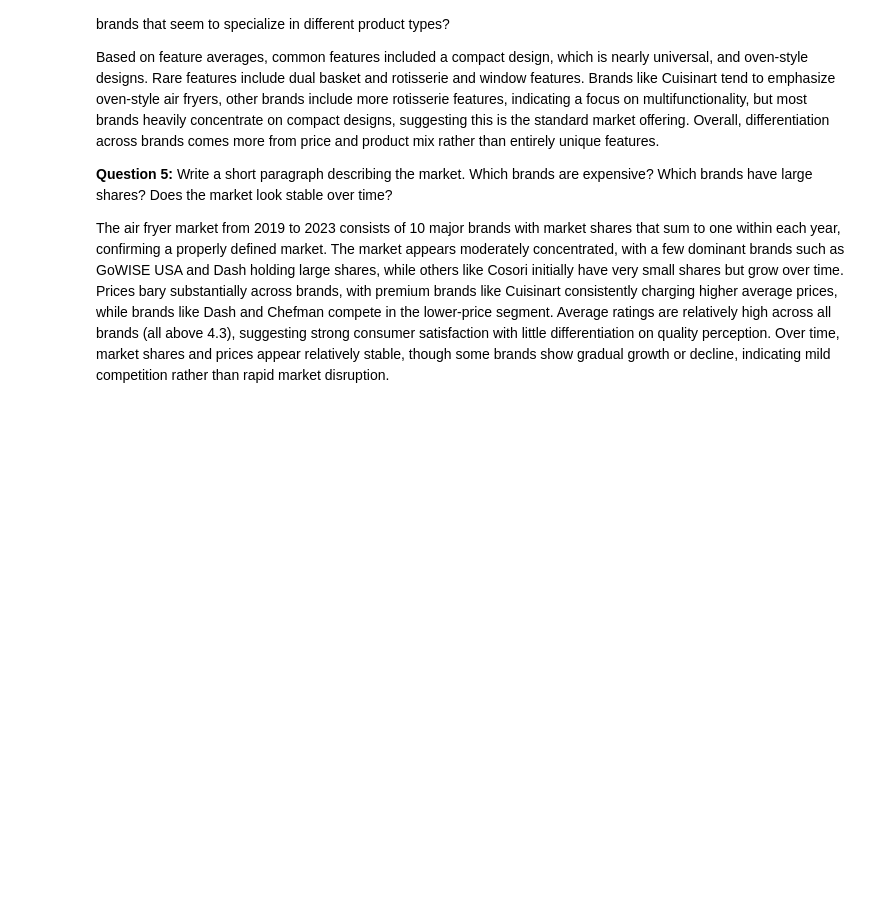
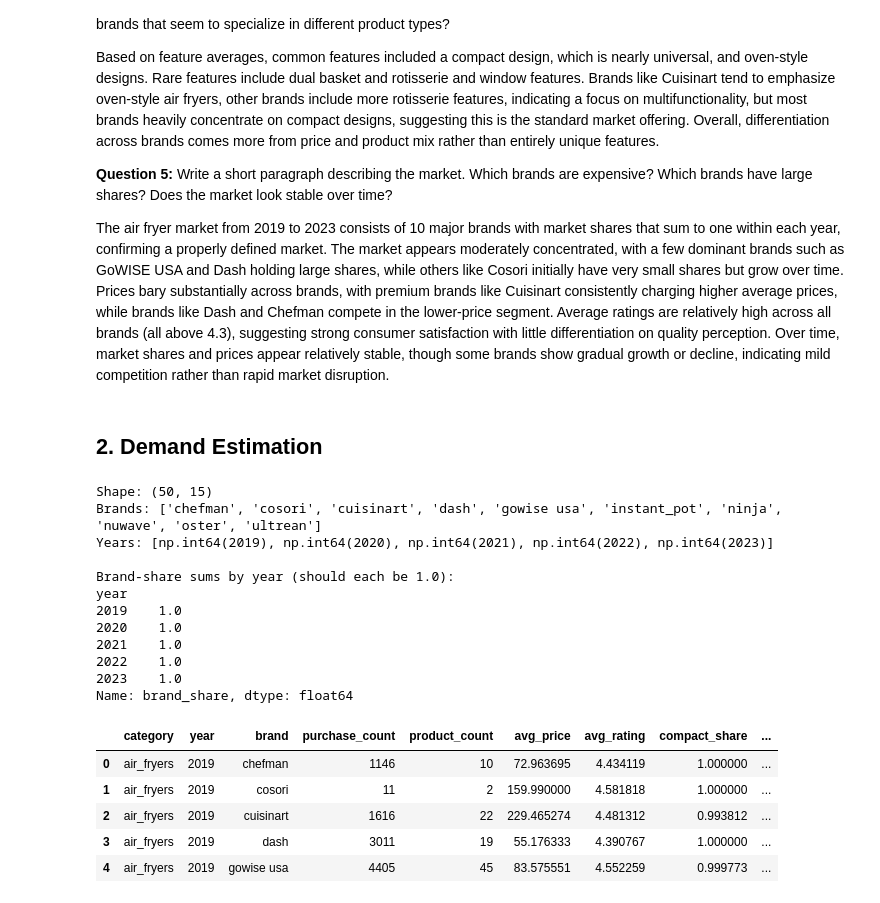
Before and after one commit to aerau05/air_fryers, a Jupyter notebook: demand_estimation_air_fryers.ipynb, the cells around one changed output. Saved outputs shown, nothing was run; the diff lists cells and outputs as text; code cells hidden in the pictures; blank space fills up the shorter version.

Commit message:
finished part 2 demand estimation

```diff
--- a/demand_estimation_air_fryers.ipynb
+++ b/demand_estimation_air_fryers.ipynb
@@ -115,3 +103,5 @@ Based on feature averages, common features included a compact design, which is n
 **Question 5:** Write a short paragraph describing the market. Which brands are expensive? Which brands have large shares? Does the market look stable over time?
 
 The air fryer market from 2019 to 2023 consists of 10 major brands with market shares that sum to one within each year, confirming a properly defined market. The market appears moderately concentrated, with a few dominant brands such as GoWISE USA and Dash holding large shares, while others like Cosori initially have very small shares but grow over time. Prices bary substantially across brands, with premium brands like Cuisinart consistently charging higher average prices, while brands like Dash and Chefman compete in the lower-price segment. Average ratings are relatively high across all brands (all above 4.3), suggesting strong consumer satisfaction with little differentiation on quality perception. Over time, market shares and prices appear relatively stable, though some brands show gradual growth or decline, indicating mild competition rather than rapid market disruption.
+# %% [markdown]
+## 2. Demand Estimation
@@ -117,0 +116,36 @@ The air fryer market from 2019 to 2023 consists of 10 major brands with market s
+# %%
+df = pd.read_csv("air_fryers_clean_brand_year.csv")
+
+feature_cols = [
+    "compact_share",
+    "dual_basket_share",
+    "oven_style_share",
+    "rotisserie_share",
+    "window_share",
+]
+
+print("Shape:", df.shape)
+print("Brands:", sorted(df['brand'].unique()))
+print("Years:", sorted(df['year'].unique()))
+print("\nBrand-share sums by year (should each be 1.0):")
+print(df.groupby('year')['brand_share'].sum().round(4))
+df.head()
+# %% [output]
+Shape: (50, 15)
+Brands: ['chefman', 'cosori', 'cuisinart', 'dash', 'gowise usa', 'instant_pot', 'ninja', 'nuwave', 'oster', 'ultrean']
+Years: [np.int64(2019), np.int64(2020), np.int64(2021), np.int64(2022), np.int64(2023)]
+
+Brand-share sums by year (should each be 1.0):
+year
+2019    1.0
+2020    1.0
+2021    1.0
+2022    1.0
+2023    1.0
+Name: brand_share, dtype: float64
+|  | category | year | brand | purchase_count | product_count | avg_price | avg_rating | compact_share | ... |
+| 0 | air_fryers | 2019 | chefman | 1146 | 10 | 72.963695 | 4.434119 | 1.000000 | ... |
+| 1 | air_fryers | 2019 | cosori | 11 | 2 | 159.990000 | 4.581818 | 1.000000 | ... |
+| 2 | air_fryers | 2019 | cuisinart | 1616 | 22 | 229.465274 | 4.481312 | 0.993812 | ... |
+| 3 | air_fryers | 2019 | dash | 3011 | 19 | 55.176333 | 4.390767 | 1.000000 | ... |
+| 4 | air_fryers | 2019 | gowise usa | 4405 | 45 | 83.575551 | 4.552259 | 0.999773 | ... |
```
Also changed, not shown: parts of 10 cells of this notebook, 2 other files.
